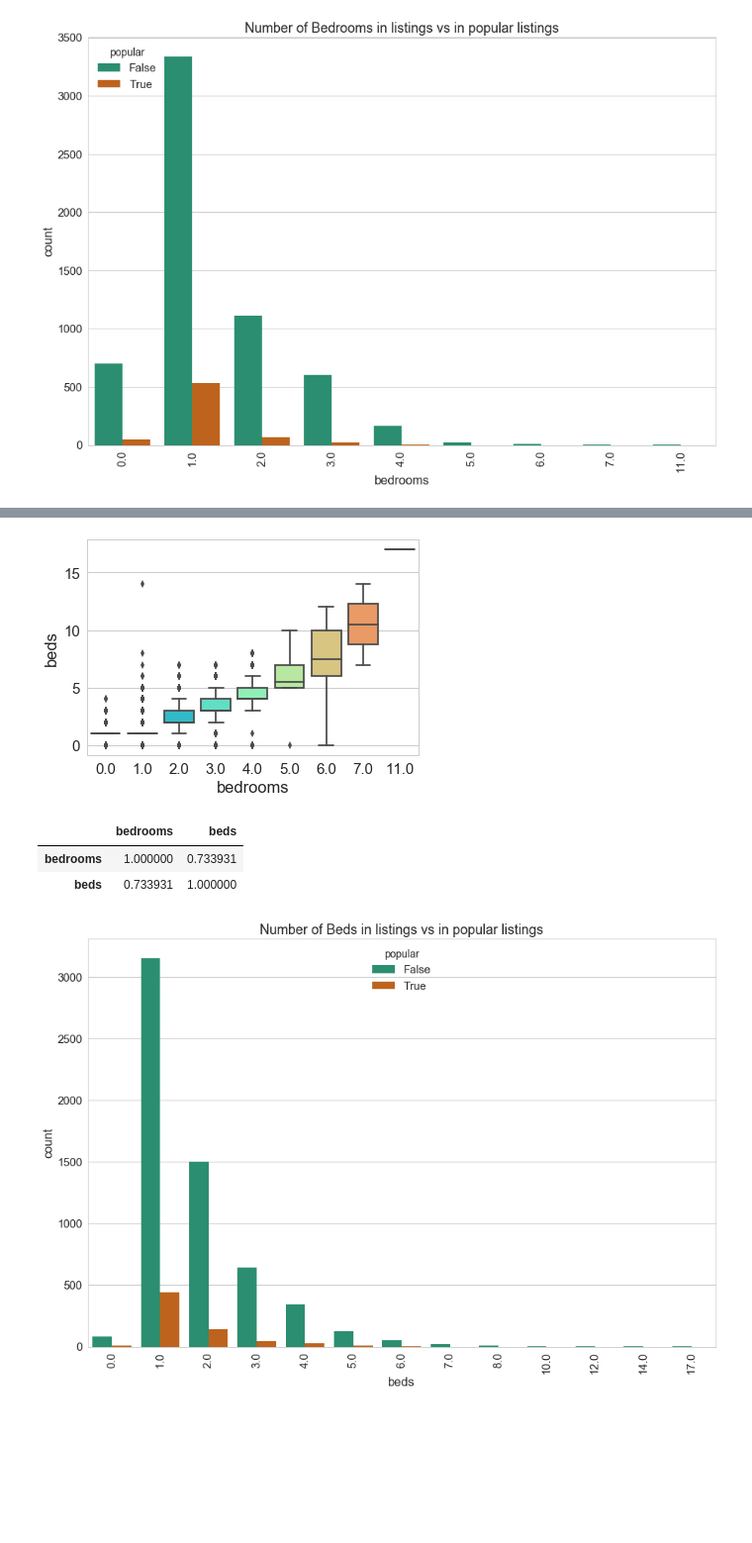
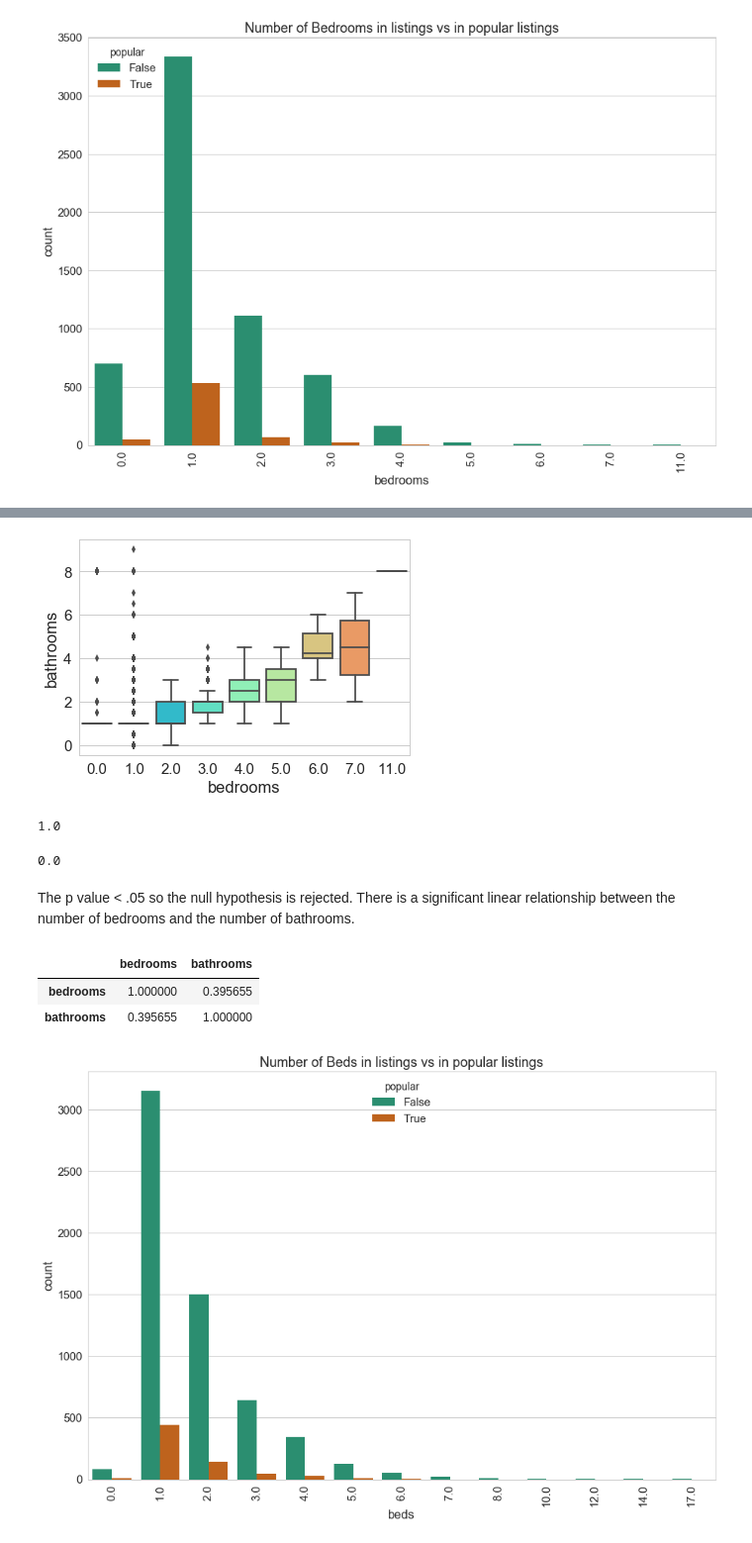
Before and after one commit to Sathya1412/SB-Capstone1, a Jupyter notebook: Capstone_Data_Storytelling.ipynb, the cells around one changed output, grey strips where cells are left out. Shown at 99% size. Drawn from its saved outputs; the diff is of its cells as text; code cells hidden in the pictures; blank space fills up the shorter version.

```diff
--- a/Capstone_Data_Storytelling.ipynb
+++ b/Capstone_Data_Storytelling.ipynb
@@ -79,0 +90,3 @@ plt.show()
+# %%
+df['accommodates'].fillna(0, inplace=True)
+df['bedrooms'].fillna(0, inplace=True)
@@ -79,0 +116,4 @@ plt.show()
+# %%
+df['reviews_per_month'].fillna(0, inplace=True)
+# %%
+df['number_of_reviews'].fillna(0, inplace=True)
@@ -434,5 +554,5 @@ plt.show()
 # %%
-sns.boxplot(x='bedrooms',y='beds',data=df,palette='rainbow')
+sns.boxplot(x='bedrooms',y='bathrooms',data=df,palette='rainbow')
 plt.show()
 # %% [output]
-[figure, old version]
+[figure, new version]
@@ -439,9 +561,19 @@ plt.show()
+# %%
+coef
+# %% [output]
+1.0
+# %%
+pval
+# %% [output]
+0.0
+# %% [markdown]
+The p value < .05 so the null hypothesis is rejected. There is a significant linear relationship between the number of bedrooms and the number of bathrooms.
 # %%
-df[['bedrooms','beds']].corr() # Correlated
+df[['bedrooms','bathrooms']].corr()
 # %% [output]
-|  | bedrooms | beds |
-| bedrooms | 1.000000 | 0.733931 |
-| beds | 0.733931 | 1.000000 |
+|  | bedrooms | bathrooms |
+| bedrooms | 1.000000 | 0.395655 |
+| bathrooms | 0.395655 | 1.000000 |
 # %%
 plt.figure(figsize=(15,10))
 plt.xticks(rotation=90)
```
Also changed, not shown: parts of 58 cells of this notebook, 1 other file.
